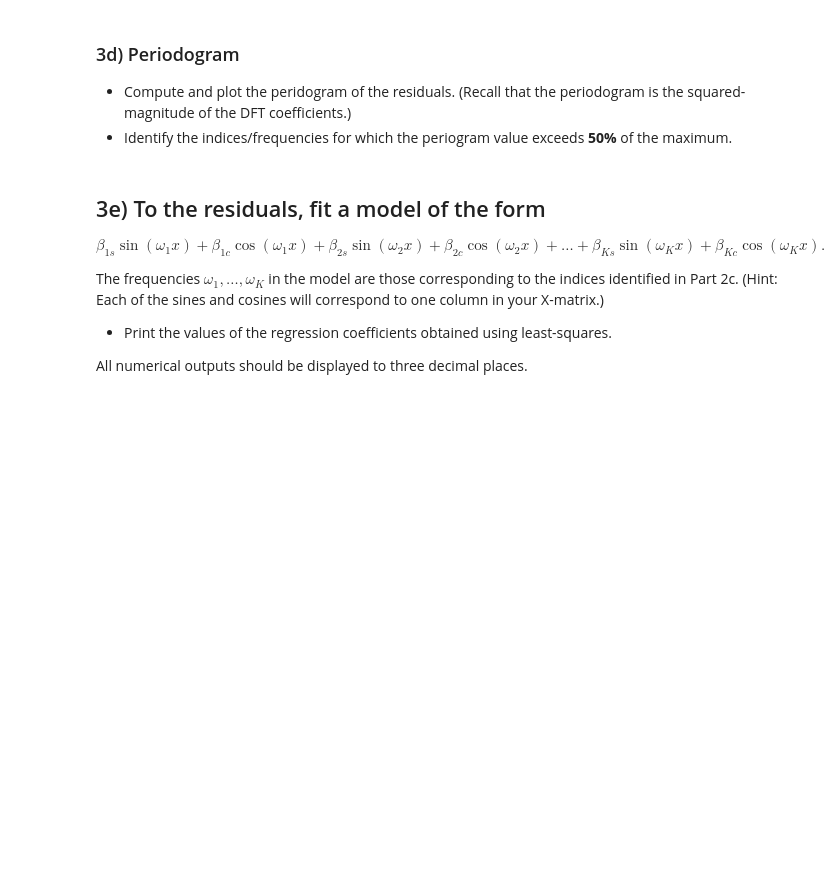
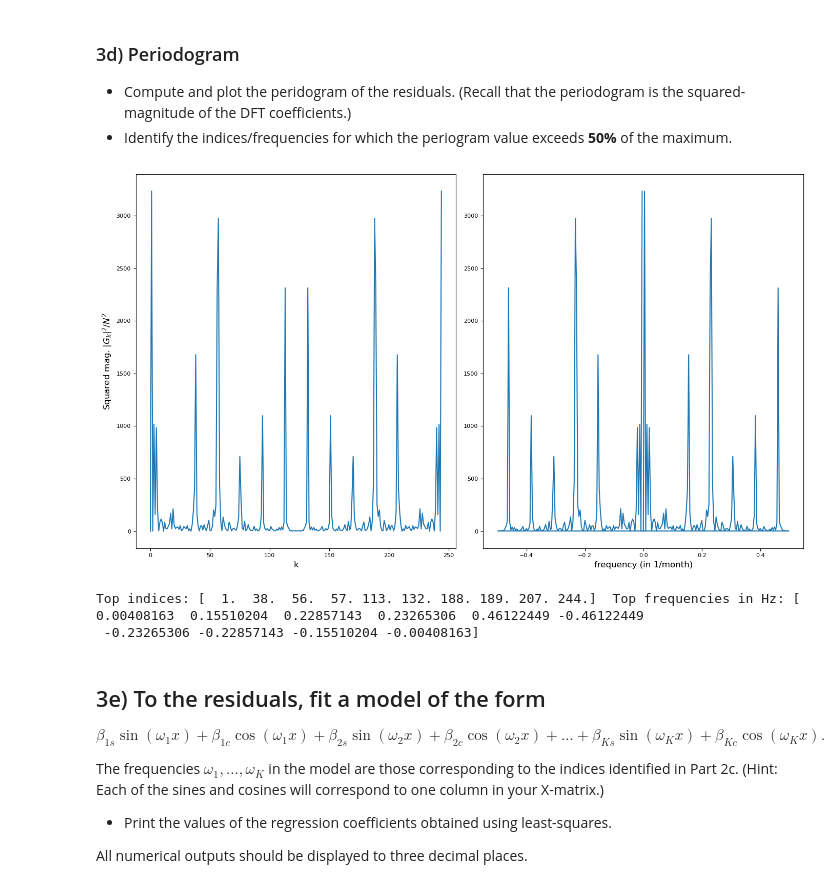
Before and after one commit to TK594/IB-Data-Science, a Jupyter notebook: Exercises/03 Exercise Notebook 3.ipynb, the cells around one changed output. Saved outputs shown, nothing was run; the diff lists cells and outputs as text; code cells hidden in the pictures; blank space fills up the shorter version.

```diff
--- a/Exercises/03 Exercise Notebook 3.ipynb
+++ b/Exercises/03 Exercise Notebook 3.ipynb
@@ -152,5 +145,32 @@ plt.show()
+# %%
+# Your code to compute and plot the periodogram
+N = np.size(xvals)
+T = xvals[201] - xvals[200]  # This can be the time interval between any two successive values.
+
+# Compute the squared magnitudes of the DFT coefficients -- this is known as the "periodogram"
+pgram = np.abs(np.fft.fft(resid_lin, N)/N)**2 #We normalize by N, but this is optional
+indices = np.linspace(0, (N-1), num = N)
+freqs_in_hz = np.fft.fftfreq(N)/T
+freqs_in_rads = freqs_in_hz*2*math.pi
+
+plt.subplot(121)
+plt.plot(indices, pgram)
+plt.xlabel('k')
+plt.ylabel('Squared mag. $|G_k|^2/N^2$')
+plt.subplot(122)
+plt.plot(freqs_in_hz, pgram)
+plt.xlabel('frequency (in 1/month)')  # Since units of T is years
+plt.tight_layout()
+# %% [output]
+[figure, added]
 # %%
 # Your code to identify the indices for which the periodogram value exceeds 50% of the maximum
+top_inds = indices[(pgram > 0.5*np.max(pgram))]
+top_freqs_hz = freqs_in_hz[(pgram > 0.5*np.max(pgram))]
+print('Top indices:', top_inds, ' Top frequencies in Hz:', top_freqs_hz)
+# %% [output]
+Top indices: [  1.  38.  56.  57. 113. 132. 188. 189. 207. 244.]  Top frequencies in Hz: [ 0.00408163  0.15510204  0.22857143  0.23265306  0.46122449 -0.46122449
+ -0.23265306 -0.22857143 -0.15510204 -0.00408163]
 # %% [markdown]
 ## 3e) To the residuals,  fit a model of the form
 
```
Also changed, not shown: parts of 11 cells of this notebook.
